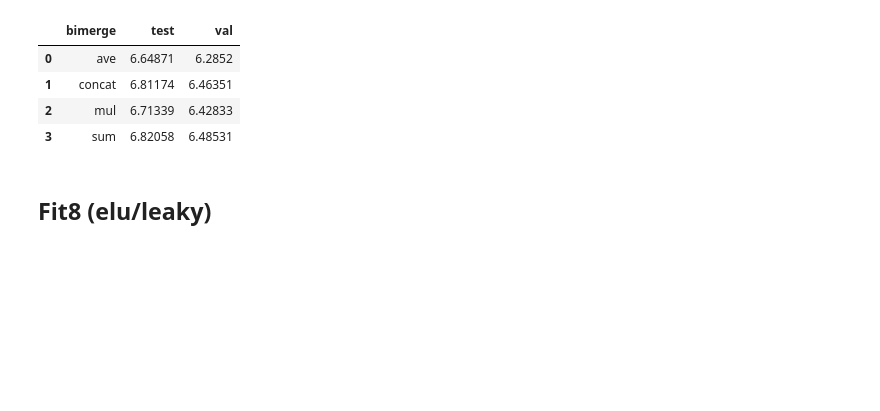
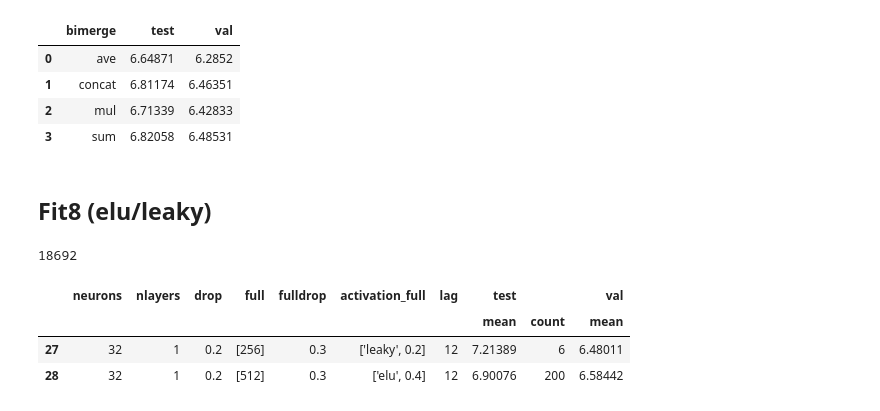
Before and after one commit to bejar/Wind, a Jupyter notebook: Notebooks/Tunning/ParameterTunningRNNS2S.ipynb, the cells around one changed output. Cells and saved outputs as stored; diff of their text form; code cells hidden in the pictures; blank space fills up the shorter version.

```diff
--- a/Notebooks/Tunning/ParameterTunningRNNS2S.ipynb
+++ b/Notebooks/Tunning/ParameterTunningRNNS2S.ipynb
@@ -338,13 +338,21 @@ results = DBResults(conn=mongolocaltest)
 
 results.retrieve_results_dataframe(query, arch=['neurons', 'nlayers', 'drop', 'full', 'fulldrop','activation_full'], data=['lag'])
 # %%
-a=results.exp_df.groupby(['site', 'neurons', 'nlayers', 'drop', 'full', 'fulldrop','activation_full', 'drop',  'lag'],as_index=False).sum()
+a=results.exp_df.groupby(['site', 'neurons', 'nlayers', 'drop', 'full', 'fulldrop','activation_full',   'lag'],as_index=False).sum()
 a.drop(columns=['hour', 'site'], inplace=True)
 len(a)
+# %% [output]
+18692
 # %%
 
-b =a.groupby(by=['site', 'neurons', 'nlayers', 'drop', 'full', 'fulldrop','activation_full', 'drop',  'lag'],as_index=False).agg({'test':['mean','count','std'], 'val':'mean', })
-b.style.highlight_max()
+b =a.groupby(by=['neurons', 'nlayers', 'drop', 'full', 'fulldrop','activation_full', 'lag'],as_index=False).agg({'test':['mean','count'], 'val':'mean', })
+b[b['test']['mean'] > 6.9].style.highlight_max()
+#b.style.highlight_max()
+# %% [output]
+|  | neurons | nlayers | drop | full | fulldrop | activation_full | lag | test |  | val |
+|  |  |  |  |  |  |  |  | mean | count | mean |
+| 27 | 32 | 1 | 0.2 | [256] | 0.3 | ['leaky', 0.2] | 12 | 7.21389 | 6 | 6.48011 |
+| 28 | 32 | 1 | 0.2 | [512] | 0.3 | ['elu', 0.4] | 12 | 6.90076 | 200 | 6.58442 |
 # %%
 trace = []
 facet = 'activation_full'
```
Also changed, not shown: parts of 6 cells of this notebook, 3 other files.
